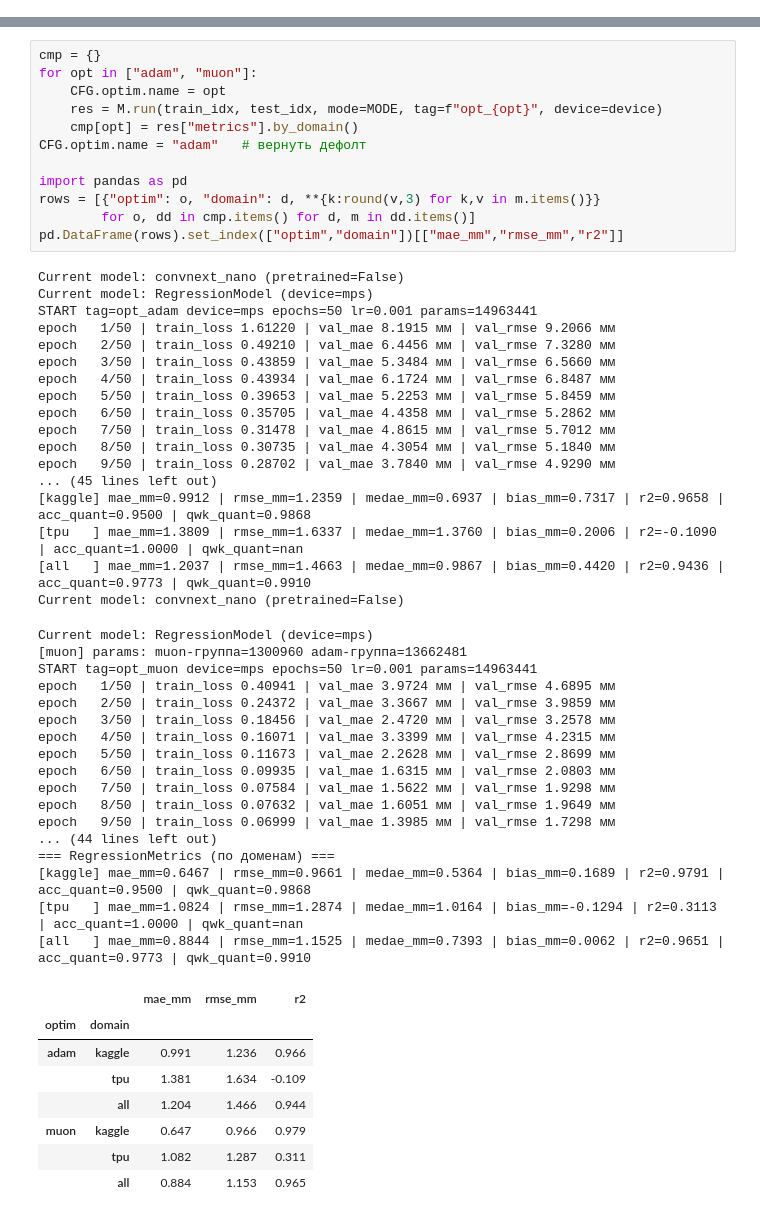
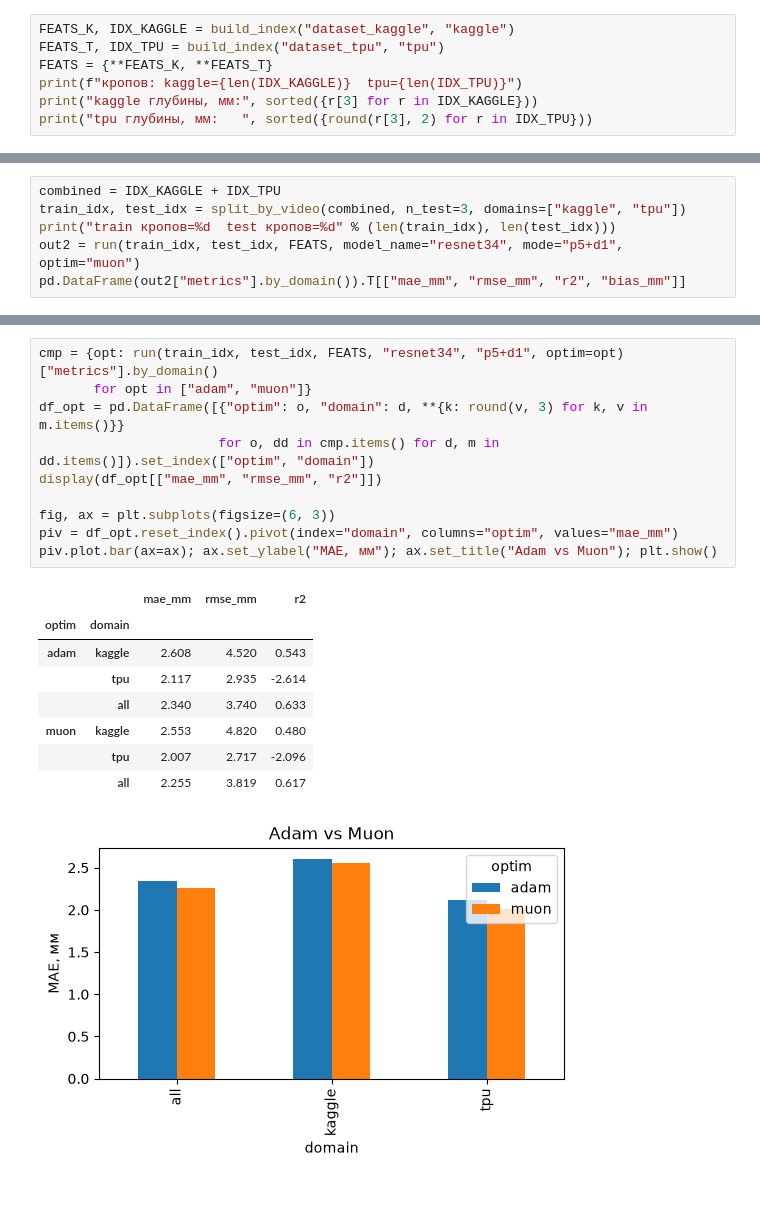
Before and after one commit to tomatoCoderq/thermal-control-ya-project, a Jupyter notebook: experiments/notebooks/regression_experiments.ipynb, the cells around one changed output, grey strips where cells are left out. Saved outputs shown, nothing was run; the diff lists cells and outputs as text.

```diff
--- a/experiments/notebooks/regression_experiments.ipynb
+++ b/experiments/notebooks/regression_experiments.ipynb
@@ -51,0 +317,7 @@ tpu глубины, мм   : [1.0, 1.5, 1.7, 1.9, 2.1, 2.2, 2.6, 3.1, 3.6, 3.8,
+# %%
+FEATS_K, IDX_KAGGLE = build_index("dataset_kaggle", "kaggle")
+FEATS_T, IDX_TPU = build_index("dataset_tpu", "tpu")
+FEATS = {**FEATS_K, **FEATS_T}
+print(f"кропов: kaggle={len(IDX_KAGGLE)}  tpu={len(IDX_TPU)}")
+print("kaggle глубины, мм:", sorted({r[3] for r in IDX_KAGGLE}))
+print("tpu глубины, мм:   ", sorted({round(r[3], 2) for r in IDX_TPU}))
@@ -174,0 +356,6 @@ epoch   9/50 | train_loss 0.36276 | val_mae 4.2013 мм | val_rmse 5.2210 мм
+# %%
+combined = IDX_KAGGLE + IDX_TPU
+train_idx, test_idx = split_by_video(combined, n_test=3, domains=["kaggle", "tpu"])
+print("train кропов=%d  test кропов=%d" % (len(train_idx), len(test_idx)))
+out2 = run(train_idx, test_idx, FEATS, model_name="resnet34", mode="p5+d1", optim="muon")
+pd.DataFrame(out2["metrics"].by_domain()).T[["mae_mm", "rmse_mm", "r2", "bias_mm"]]
@@ -209,55 +407,20 @@ bias/нормам/голове. Сравним на сетапе Эксп.2 (с
 # %%
-cmp = {}
-for opt in ["adam", "muon"]:
-    CFG.optim.name = opt
-    res = M.run(train_idx, test_idx, mode=MODE, tag=f"opt_{opt}", device=device)
-    cmp[opt] = res["metrics"].by_domain()
-CFG.optim.name = "adam"   # вернуть дефолт
+cmp = {opt: run(train_idx, test_idx, FEATS, "resnet34", "p5+d1", optim=opt)["metrics"].by_domain()
+       for opt in ["adam", "muon"]}
+df_opt = pd.DataFrame([{"optim": o, "domain": d, **{k: round(v, 3) for k, v in m.items()}}
+                       for o, dd in cmp.items() for d, m in dd.items()]).set_index(["optim", "domain"])
+display(df_opt[["mae_mm", "rmse_mm", "r2"]])
 
-import pandas as pd
-rows = [{"optim": o, "domain": d, **{k:round(v,3) for k,v in m.items()}}
-        for o, dd in cmp.items() for d, m in dd.items()]
-pd.DataFrame(rows).set_index(["optim","domain"])[["mae_mm","rmse_mm","r2"]]
+fig, ax = plt.subplots(figsize=(6, 3))
+piv = df_opt.reset_index().pivot(index="domain", columns="optim", values="mae_mm")
+piv.plot.bar(ax=ax); ax.set_ylabel("MAE, мм"); ax.set_title("Adam vs Muon"); plt.show()
 # %% [output]
-Current model: convnext_nano (pretrained=False)
-Current model: RegressionModel (device=mps)
-START tag=opt_adam device=mps epochs=50 lr=0.001 params=14963441
-epoch   1/50 | train_loss 1.61220 | val_mae 8.1915 мм | val_rmse 9.2066 мм
-epoch   2/50 | train_loss 0.49210 | val_mae 6.4456 мм | val_rmse 7.3280 мм
-epoch   3/50 | train_loss 0.43859 | val_mae 5.3484 мм | val_rmse 6.5660 мм
-epoch   4/50 | train_loss 0.43934 | val_mae 6.1724 мм | val_rmse 6.8487 мм
-epoch   5/50 | train_loss 0.39653 | val_mae 5.2253 мм | val_rmse 5.8459 мм
-epoch   6/50 | train_loss 0.35705 | val_mae 4.4358 мм | val_rmse 5.2862 мм
-epoch   7/50 | train_loss 0.31478 | val_mae 4.8615 мм | val_rmse 5.7012 мм
-epoch   8/50 | train_loss 0.30735 | val_mae 4.3054 мм | val_rmse 5.1840 мм
-epoch   9/50 | train_loss 0.28702 | val_mae 3.7840 мм | val_rmse 4.9290 мм
-... (45 lines left out)
-[kaggle] mae_mm=0.9912 | rmse_mm=1.2359 | medae_mm=0.6937 | bias_mm=0.7317 | r2=0.9658 | acc_quant=0.9500 | qwk_quant=0.9868
-[tpu   ] mae_mm=1.3809 | rmse_mm=1.6337 | medae_mm=1.3760 | bias_mm=0.2006 | r2=-0.1090 | acc_quant=1.0000 | qwk_quant=nan
-[all   ] mae_mm=1.2037 | rmse_mm=1.4663 | medae_mm=0.9867 | bias_mm=0.4420 | r2=0.9436 | acc_quant=0.9773 | qwk_quant=0.9910
-Current model: convnext_nano (pretrained=False)
-Current model: RegressionModel (device=mps)
-[muon] params: muon-группа=1300960 adam-группа=13662481
-START tag=opt_muon device=mps epochs=50 lr=0.001 params=14963441
-epoch   1/50 | train_loss 0.40941 | val_mae 3.9724 мм | val_rmse 4.6895 мм
-epoch   2/50 | train_loss 0.24372 | val_mae 3.3667 мм | val_rmse 3.9859 мм
-epoch   3/50 | train_loss 0.18456 | val_mae 2.4720 мм | val_rmse 3.2578 мм
-epoch   4/50 | train_loss 0.16071 | val_mae 3.3399 мм | val_rmse 4.2315 мм
-epoch   5/50 | train_loss 0.11673 | val_mae 2.2628 мм | val_rmse 2.8699 мм
-epoch   6/50 | train_loss 0.09935 | val_mae 1.6315 мм | val_rmse 2.0803 мм
-epoch   7/50 | train_loss 0.07584 | val_mae 1.5622 мм | val_rmse 1.9298 мм
-epoch   8/50 | train_loss 0.07632 | val_mae 1.6051 мм | val_rmse 1.9649 мм
-epoch   9/50 | train_loss 0.06999 | val_mae 1.3985 мм | val_rmse 1.7298 мм
-... (44 lines left out)
-=== RegressionMetrics (по доменам) ===
-[kaggle] mae_mm=0.6467 | rmse_mm=0.9661 | medae_mm=0.5364 | bias_mm=0.1689 | r2=0.9791 | acc_quant=0.9500 | qwk_quant=0.9868
-[tpu   ] mae_mm=1.0824 | rmse_mm=1.2874 | medae_mm=1.0164 | bias_mm=-0.1294 | r2=0.3113 | acc_quant=1.0000 | qwk_quant=nan
-[all   ] mae_mm=0.8844 | rmse_mm=1.1525 | medae_mm=0.7393 | bias_mm=0.0062 | r2=0.9651 | acc_quant=0.9773 | qwk_quant=0.9910
 |  |  | mae_mm | rmse_mm | r2 |
 | optim | domain |  |  |  |
-| adam | kaggle | 0.991 | 1.236 | 0.966 |
-|  | tpu | 1.381 | 1.634 | -0.109 |
-|  | all | 1.204 | 1.466 | 0.944 |
-| muon | kaggle | 0.647 | 0.966 | 0.979 |
-|  | tpu | 1.082 | 1.287 | 0.311 |
-|  | all | 0.884 | 1.153 | 0.965 |
+| adam | kaggle | 2.608 | 4.520 | 0.543 |
+|  | tpu | 2.117 | 2.935 | -2.614 |
+|  | all | 2.340 | 3.740 | 0.633 |
+| muon | kaggle | 2.553 | 4.820 | 0.480 |
+|  | tpu | 2.007 | 2.717 | -2.096 |
+|  | all | 2.255 | 3.819 | 0.617 |
+[figure, added]
```
Also changed, not shown: parts of 45 cells of this notebook, 2 other files.
